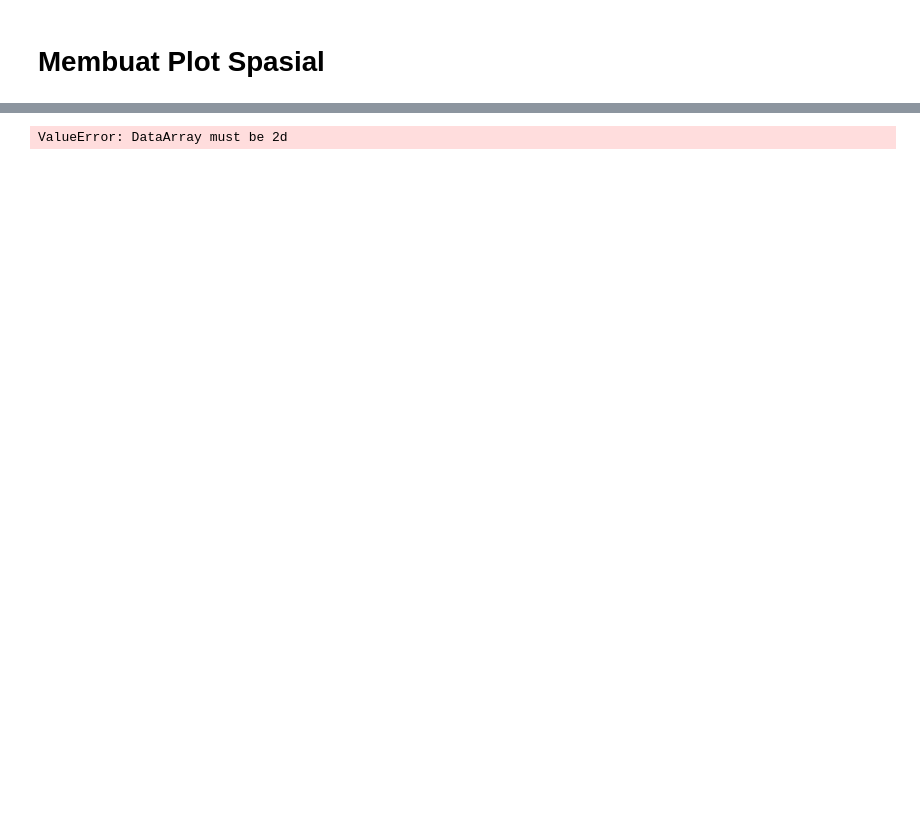
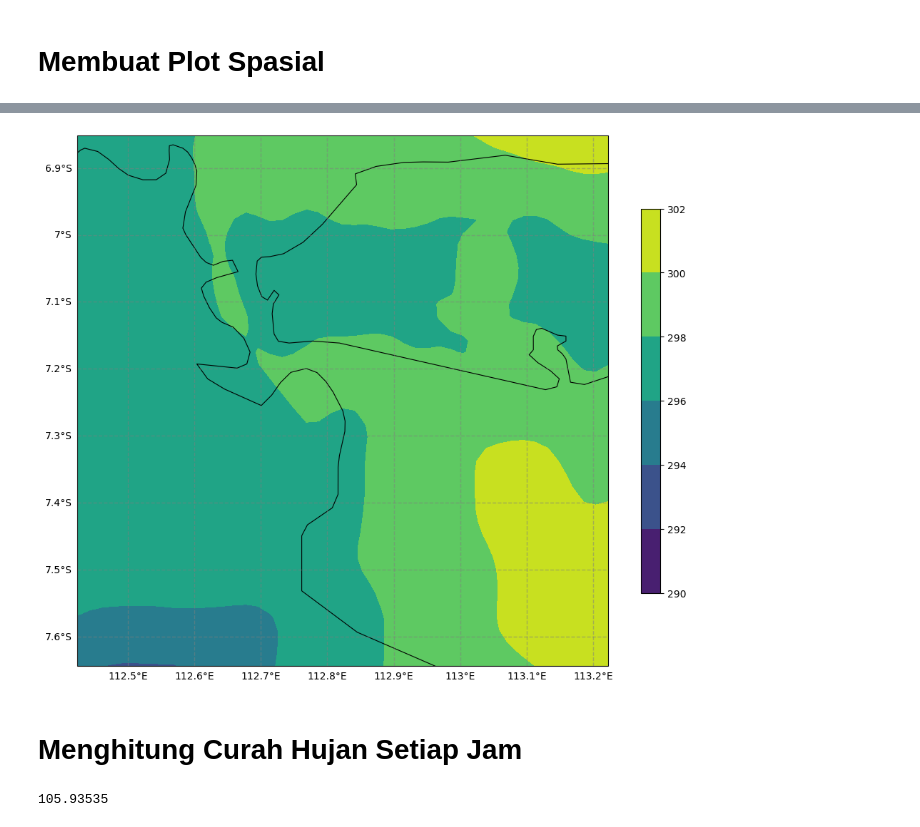
Before and after one commit to agungbaruna/modul-pemodelan-iklim, a Jupyter notebook: notebook/plotT2.ipynb, the cells around one changed output, grey strips where cells are left out. Cells and saved outputs as stored; diff of their text form; code cells hidden in the pictures; blank space fills up the shorter version.

```diff
--- a/notebook/plotT2.ipynb
+++ b/notebook/plotT2.ipynb
@@ -132,4 +37,0 @@ Attributes:
-# %%
-wrf_t2.plot.contourf()
-# %% [output]
-ValueError: DataArray must be 2d
@@ -137,0 +38,55 @@ lats, lons = wrf.latlon_coords(wrf_t2)
+# %%
+# Choose time
+time     = "2022-01-02 13:00:00"
+time     = np.array([time], dtype='datetime64[ns]')
+time_idx = np.where(wrf_time.values == time)[0]
+time_idx = int(time_idx)
+# %%
+# Get the cartopy mapping object
+cart_proj = wrf.get_cartopy(wrf_t2, timeidx=time_idx)
+
+# Smooth the air temperature
+smooth_t2 = wrf.smooth2d(wrf_t2, 3)
+
+# Create a figure
+fig = plt.figure(figsize=(12,10))
+# Set the GeoAxes to the projection used by WRF
+ax = plt.axes(projection=cart_proj)
+
+# Add features to axes object
+ax.coastlines(linewidth=0.8, resolution='10m')
+
+# Activate gridlines
+gl = ax.gridlines(draw_labels=True, linewidth=1, color='gray', alpha=0.5, linestyle='--')
+gl.top_labels = False
+gl.right_labels = False
+
+# Add features to the map like contour lines
+# Set contour levels
+lvl = np.arange(290, 304, 2) # Non-inclusive of end value (1030)
+
+# Add contour lines
+# plt.contour(lons,
+#             lats,
+#             wrf_t2,
+#             levels=lvl,
+#             colors='k',
+#             transform=crs.PlateCarree())
+
+# Add filled contour lines
+plt.contourf(lons, lats, smooth_t2[time_idx, :, :],
+            levels=lvl,
+            transform=crs.PlateCarree(),
+            cmap='viridis')
+
+# Add colorbar
+plt.colorbar(ax=ax, shrink=0.7)
+
+# Manually set extent of map projection
+# ax.set_extent([])
+
+plt.show()
+# %% [output]
+[figure, added]
+# %% [markdown]
+# Menghitung Curah Hujan Setiap Jam
@@ -137,0 +119,4 @@ lats, lons = wrf.latlon_coords(wrf_t2)
+# %%
+rain_d.to_numpy().max()
+# %% [output]
+105.93535
```
Also changed, not shown: parts of 15 cells of this notebook, 5 other files.
